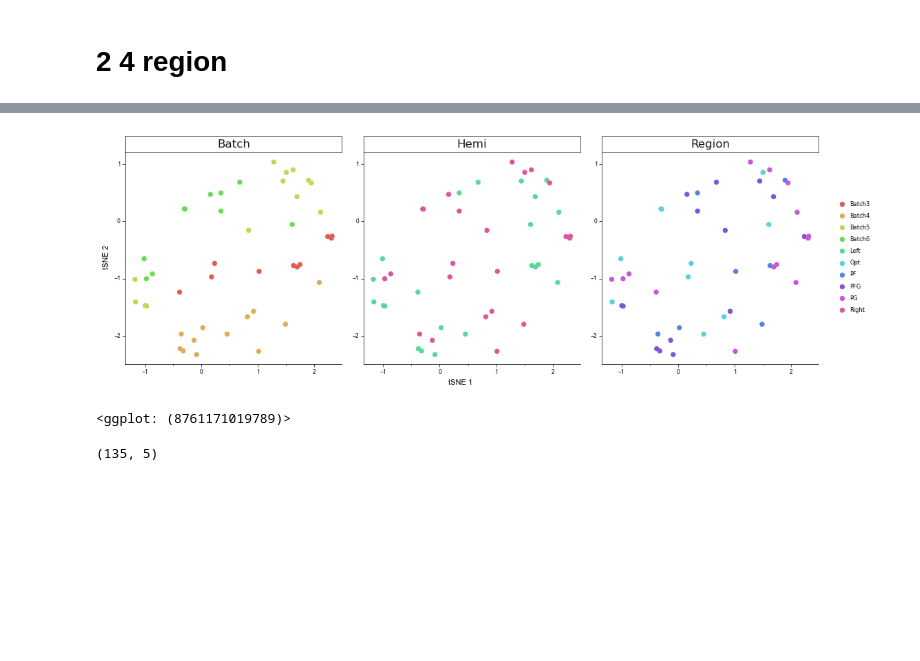
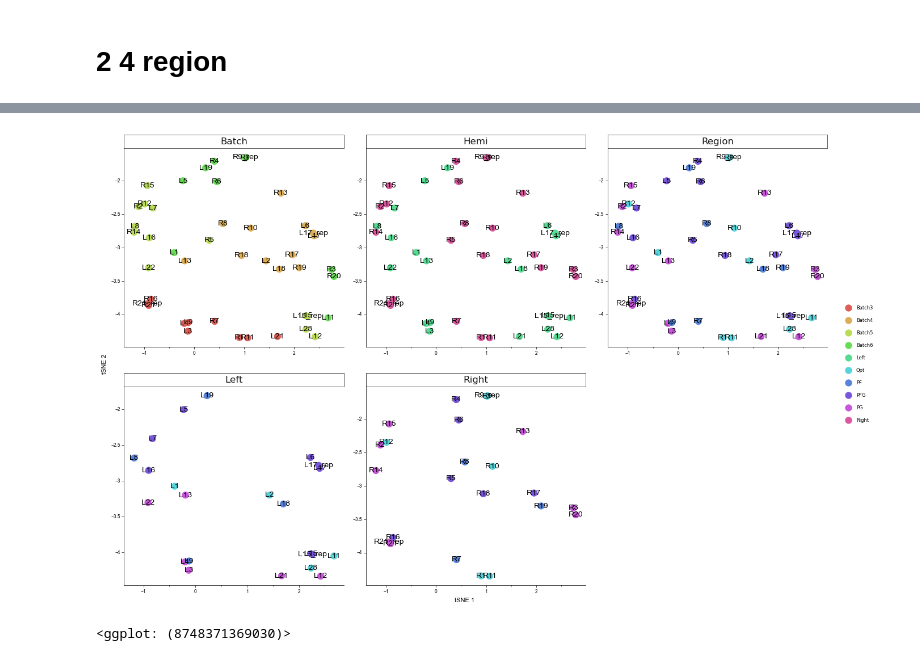
Before and after one commit to duzc-Repos/macaqueIPLProteomics, a Jupyter notebook: src/1.quanlity_control.ipynb, the cells around one changed output, grey strips where cells are left out. Cells and saved outputs as stored; diff of their text form; code cells hidden in the pictures; blank space fills up the shorter version.

```diff
--- a/src/1.quanlity_control.ipynb
+++ b/src/1.quanlity_control.ipynb
@@ -11,7 +11,7 @@ import umap
 # %% [markdown]
 # 1 6 region
 # %%
-expr = pd.read_csv("../res/0.preprocessing/sample_expr.tsv", sep="\t", index_col=0)
+expr = pd.read_csv("../res/0.preprocessing/sample_expr_rbe.tsv", sep="\t", index_col=0)
 info = pd.read_csv("../res/0.preprocessing/sample_info.tsv", sep="\t", index_col=0)
 # %%
 expr_scale = preprocessing.scale(expr.T, axis=0)
@@ -116,5 +134,12 @@ for i in ["Batch", "Region", "Hemi"]:
     umap_dat["Group"] = info.loc[umap_dat["Labels"], i].values
     umap_dat["Type"] = i
     tmp.append(umap_dat.copy())
+    if i == "Region":
+        left_idx = info.index[info["Hemi"] == "Left"]
+        right_idx = info.index[info["Hemi"] == "Right"]
+        tmp_use = umap_dat.copy()
+        tmp_use.loc[tmp_use["Labels"].isin(left_idx), "Type"] = "Left"
+        tmp_use.loc[tmp_use["Labels"].isin(right_idx), "Type"] = "Right"
+        tmp.append(tmp_use.copy())
 umap_dat = pd.concat(tmp)
-umap_dat.shape
+umap_dat["Type"] = pd.Categorical(umap_dat["Type"], categories=["Batch", "Hemi", "Region", "Left", "Right"])
@@ -173,6 +197,14 @@ for i in ["Batch", "Region", "Hemi"]:
     pca_dat["Group"] = info.loc[pca_dat["Labels"], i].values
     pca_dat["Type"] = i
     tmp.append(pca_dat.copy())
+    if i == "Region":
+        left_idx = info.index[info["Hemi"] == "Left"]
+        right_idx = info.index[info["Hemi"] == "Right"]
+        tmp_use = pca_dat.copy()
+        tmp_use.loc[tmp_use["Labels"].isin(left_idx), "Type"] = "Left"
+        tmp_use.loc[tmp_use["Labels"].isin(right_idx), "Type"] = "Right"
+        tmp.append(tmp_use.copy())
 pca_dat = pd.concat(tmp)
+pca_dat["Type"] = pd.Categorical(pca_dat["Type"], categories=["Batch", "Hemi", "Region", "Left", "Right"])
 # %%
 pca_plot = ( p9.ggplot(p9.aes(x="PC1", y="PC2", color="Group"), pca_dat)
@@ -209,7 +242,7 @@ pca_plot
 # %%
 ## 2.3 tSNE
-tsne_obj = TSNE(n_components=2, perplexity=30, init="random", learning_rate="auto", method='exact',
-                metric='correlation', n_iter=2000)
+tsne_obj = TSNE(n_components=2, perplexity=30, init="pca", learning_rate="auto", method='exact',
+                metric='correlation', n_iter=10000, early_exaggeration=50)
 tsne_obj.fit(expr_scale)
 
 tmp = []
@@ -219,41 +252,50 @@ for i in ["Batch", "Region", "Hemi"]:
     tsne_dat["Group"] = info.loc[tsne_dat["Labels"], i].values
     tsne_dat["Type"] = i
     tmp.append(tsne_dat.copy())
+    if i == "Region":
+        left_idx = info.index[info["Hemi"] == "Left"]
+        right_idx = info.index[info["Hemi"] == "Right"]
+        tmp_use = tsne_dat.copy()
+        tmp_use.loc[tmp_use["Labels"].isin(left_idx), "Type"] = "Left"
+        tmp_use.loc[tmp_use["Labels"].isin(right_idx), "Type"] = "Right"
+        tmp.append(tmp_use.copy())
 tsne_dat = pd.concat(tmp)
+tsne_dat["Type"] = pd.Categorical(tsne_dat["Type"], categories=["Batch", "Hemi", "Region", "Left", "Right"])
 # %%
 tsne_plot = ( p9.ggplot(p9.aes(x="tSNE1", y="tSNE2", color="Group"), tsne_dat)
-    + p9.geom_point(size=2)
+    + p9.geom_point(size=4)
+    + p9.geom_text(p9.aes(x="tSNE1", y="tSNE2", label="Labels"), color="black", size=10, family="Arial")
     + p9.xlab(f"tSNE 1")
     + p9.ylab(f"tSNE 2")
     + p9.theme_classic()
-    + p9.theme(figure_size=(13, 4),
+    + p9.theme(figure_size=(16, 10),
                 axis_text = p9.element_text(color="black", size=6, family="Arial"),
                 #axis_text_x = p9.element_text(angle=90),
                 axis_title=p9.element_text(color="black", size=8, family="Arial"),
                 #axis_title_x = p9.element_blank(),
                 axis_line = p9.element_line(size=0.5),
                 axis_ticks = p9.element_line(color="black", size=0.5),
                 axis_ticks_minor_y=p9.element_blank(),
 
                 legend_title=p9.element_blank(),
                 legend_text=p9.element_text(color="black", size=6),
                 legend_key_size=10,
                 legend_background=p9.element_blank(),
                 legend_direction="vertical",
                 legend_position="right",
                 strip_background=p9.element_rect(size=0.5),
                 strip_text=p9.element_text(size=12),
-                subplots_adjust={"wspace":0.1})
+                subplots_adjust={"wspace":0.1, "hspace":0.2})
              + p9.guides(fill=p9.guide_legend(ncol=2, byrow=False))
-             + p9.facet_wrap("~Type", nrow=1, ncol=3, scales="free")
+             + p9.facet_wrap("~Type", nrow=2, ncol=3, scales="free")
 )
-p9.ggsave(tsne_plot, "../res/1.qc/tSNE_4region.pdf", units="in", width=13, height=4, verbose=False)
+p9.ggsave(tsne_plot, "../res/1.qc/tSNE_4region.pdf", units="in", width=25, height=16, verbose=False)
 tsne_plot
 # %% [output]
-[figure, old version]
+[figure, new version]
-<ggplot: (8761171019789)>
+<ggplot: (8748371369030)>
 # %%
-umap_obj = umap.UMAP(n_neighbors=20, n_jobs=4, metric="correlation", learning_rate=0.02,
+umap_obj = umap.UMAP(n_neighbors=20, n_jobs=4, metric="correlation", learning_rate=0.1,
                      init="random", local_connectivity=5)
 umap_obj.fit(expr_scale)
 
@@ -264,9 +306,14 @@ for i in ["Batch", "Region", "Hemi"]:
     umap_dat["Group"] = info.loc[umap_dat["Labels"], i].values
     umap_dat["Type"] = i
     tmp.append(umap_dat.copy())
+    if i == "Region":
+        left_idx = info.index[info["Hemi"] == "Left"]
+        right_idx = info.index[info["Hemi"] == "Right"]
+        tmp_use = umap_dat.copy()
+        tmp_use.loc[tmp_use["Labels"].isin(left_idx), "Type"] = "Left"
+        tmp_use.loc[tmp_use["Labels"].isin(right_idx), "Type"] = "Right"
+        tmp.append(tmp_use.copy())
 umap_dat = pd.concat(tmp)
-umap_dat.shape
+umap_dat["Type"] = pd.Categorical(umap_dat["Type"], categories=["Batch", "Hemi", "Region", "Left", "Right"])
-# %% [output]
-(135, 5)
 # %%
 umap_plot = ( p9.ggplot(p9.aes(x="UMAP1", y="UMAP2", color="Group"), umap_dat)
```
Also changed, not shown: parts of 16 cells of this notebook, 6 other files.
